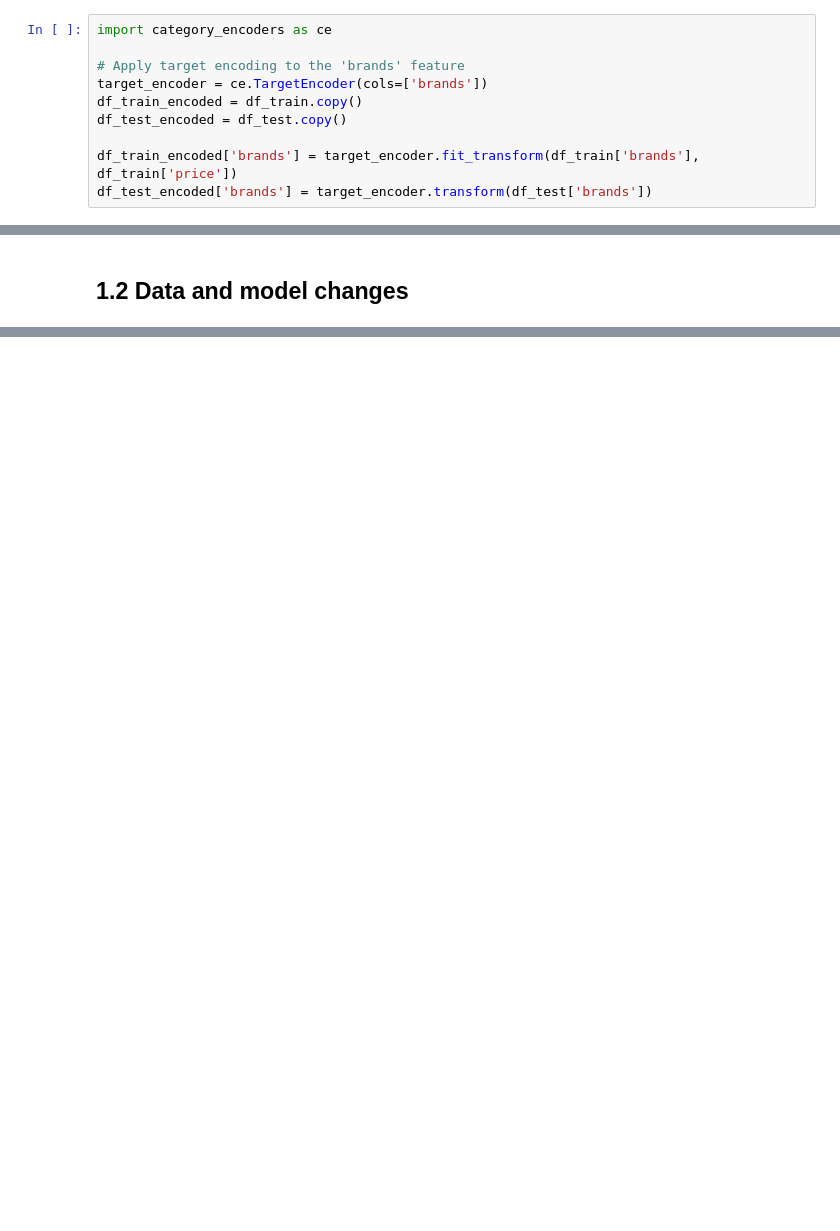
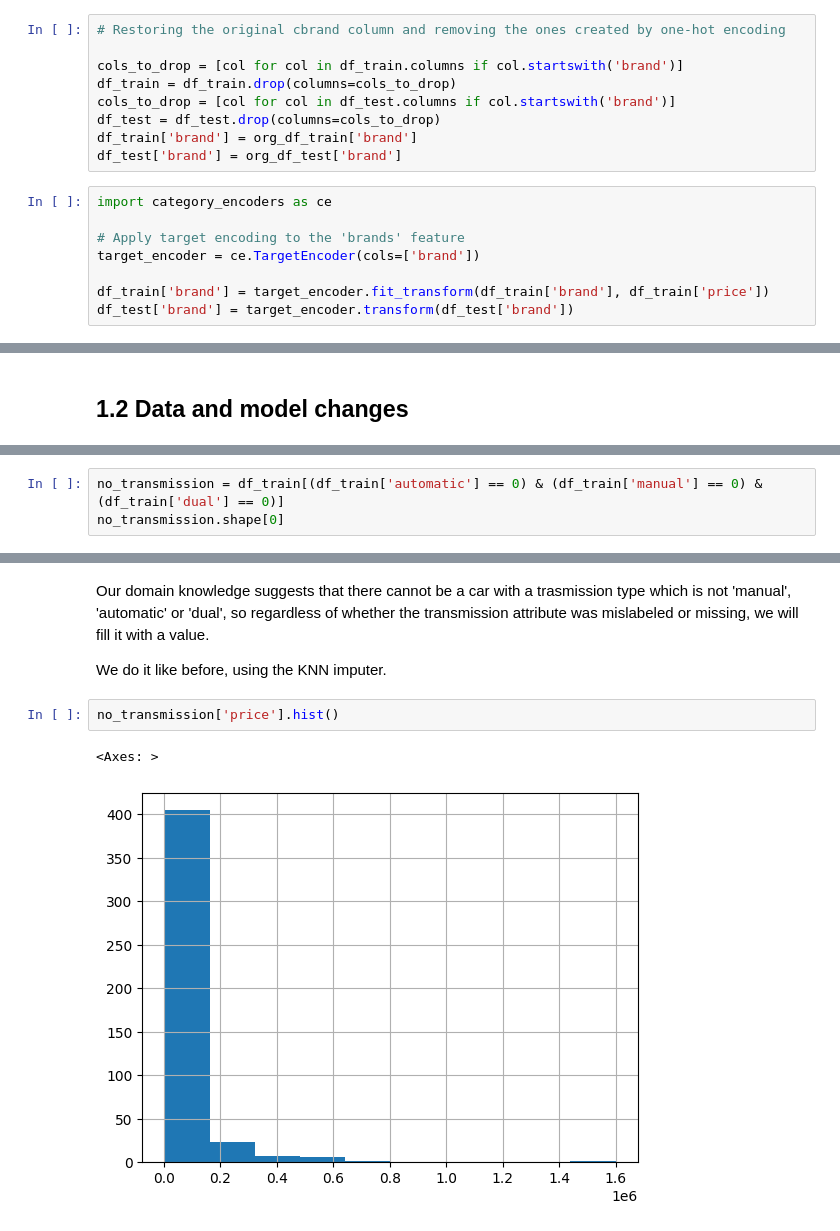
Before and after one commit to YaelDahariBIU/Tabular-Data, a Jupyter notebook: Part_2/part_2.ipynb, the cells around one changed output, grey strips where cells are left out. Drawn from its saved outputs; the diff is of its cells as text; blank space fills up the shorter version.

```diff
--- a/Part_2/part_2.ipynb
+++ b/Part_2/part_2.ipynb
@@ -336,10 +318,17 @@ We decided to use Target Encoding for this cause.
+# %%
+# Restoring the original cbrand column and removing the ones created by one-hot encoding
+
+cols_to_drop = [col for col in df_train.columns if col.startswith('brand')]
+df_train = df_train.drop(columns=cols_to_drop)
+cols_to_drop = [col for col in df_test.columns if col.startswith('brand')]
+df_test = df_test.drop(columns=cols_to_drop)
+df_train['brand'] = org_df_train['brand']
+df_test['brand'] = org_df_test['brand']
 # %%
 import category_encoders as ce
 
 # Apply target encoding to the 'brands' feature
-target_encoder = ce.TargetEncoder(cols=['brands'])
-df_train_encoded = df_train.copy()
-df_test_encoded = df_test.copy()
+target_encoder = ce.TargetEncoder(cols=['brand'])
 
-df_train_encoded['brands'] = target_encoder.fit_transform(df_train['brands'], df_train['price'])
-df_test_encoded['brands'] = target_encoder.transform(df_test['brands'])
+df_train['brand'] = target_encoder.fit_transform(df_train['brand'], df_train['price'])
+df_test['brand'] = target_encoder.transform(df_test['brand'])
@@ -368,0 +374,3 @@ turn n values into n-1 One-Hot features: trasmission (baseline should be the mos
+# %%
+no_transmission = df_train[(df_train['automatic'] == 0) & (df_train['manual'] == 0) & (df_train['dual'] == 0)]
+no_transmission.shape[0]
@@ -368,0 +396,9 @@ turn n values into n-1 One-Hot features: trasmission (baseline should be the mos
+# %% [markdown]
+Our domain knowledge suggests that there cannot be a car with a trasmission type which is not 'manual', 'automatic' or 'dual', so regardless of whether the transmission attribute was mislabeled or missing, we will fill it with a value.
+
+We do it like before, using the KNN imputer.
+# %%
+no_transmission['price'].hist()
+# %% [output]
+<Axes: >
+[figure, added]
```
Also changed, not shown: parts of 35 cells of this notebook.
